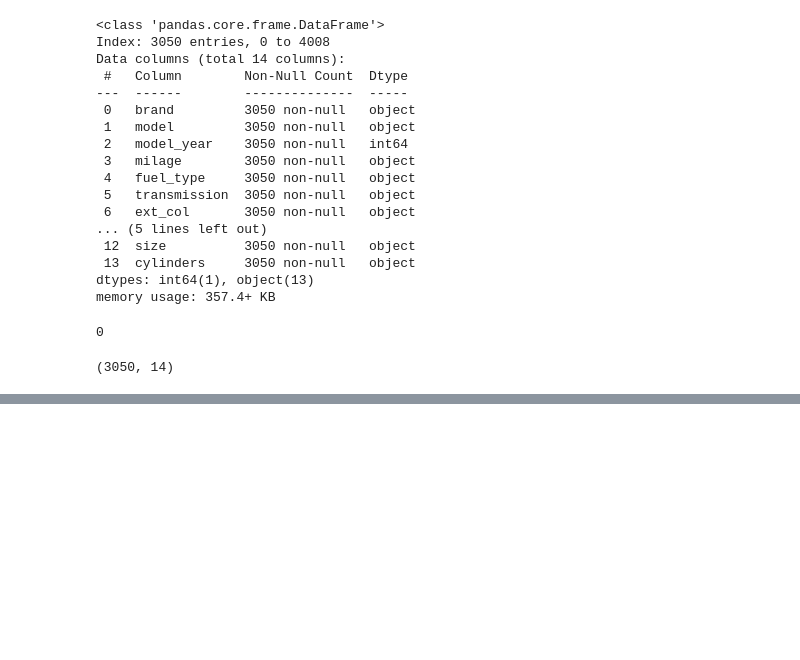
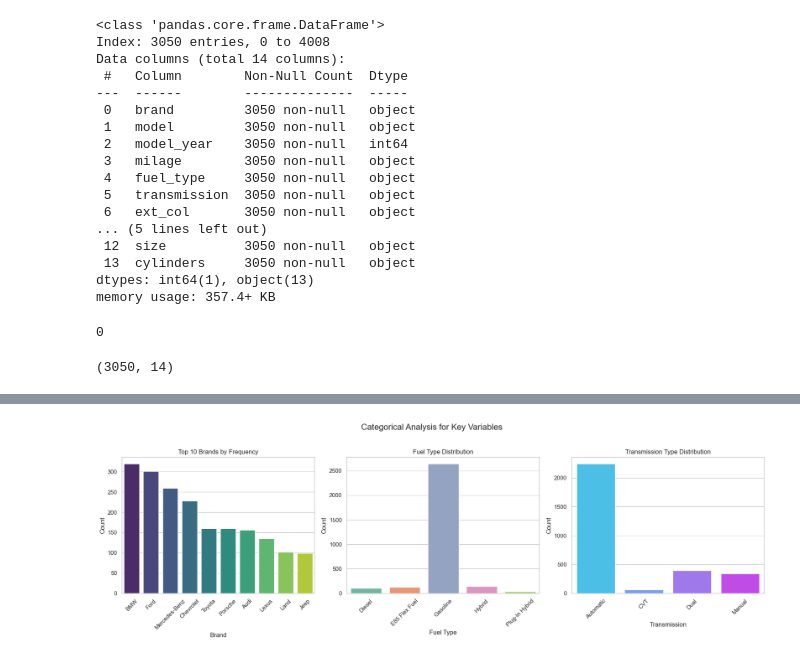
Before and after one commit to Dipu9813/Predict-car-price-DSproject, a Jupyter notebook: KCE080BCT008.ipynb, the cells around one changed output, grey strips where cells are left out. Drawn from its saved outputs; the diff is of its cells as text; code cells hidden in the pictures; blank space fills up the shorter version.

```diff
--- a/KCE080BCT008.ipynb
+++ b/KCE080BCT008.ipynb
@@ -340,0 +455,33 @@ df['cylinders'] = pd.to_numeric(df['cylinders'], errors='coerce')
+# %%
+# 4. Perform categorical analysis
+fig, axes = plt.subplots(1, 3, figsize=(18, 6))
+fig.suptitle('Categorical Analysis for Key Variables', fontsize=16)
+
+# Brand Distribution
+brand_counts = df['brand'].value_counts().head(10)  # Top 10 brands
+sns.barplot(y=brand_counts.values, x=brand_counts.index, ax=axes[0], palette='viridis')
+axes[0].set_title('Top 10 Brands by Frequency')
+axes[0].set_ylabel('Count')
+axes[0].set_xlabel('Brand')
+axes[0].tick_params(axis='x', rotation=45)
+
+# Fuel Type Distribution
+fuel_counts = df['fuel_type'].value_counts()
+sns.barplot(y=fuel_counts.values, x=fuel_counts.index, ax=axes[1], palette='Set2')
+axes[1].set_title('Fuel Type Distribution')
+axes[1].set_ylabel('Count')
+axes[1].set_xlabel('Fuel Type')
+axes[1].tick_params(axis='x', rotation=45)
+
+# Transmission Distribution
+transmission_counts = df['transmission'].value_counts()
+sns.barplot(y=transmission_counts.values, x=transmission_counts.index, ax=axes[2], palette='cool')
+axes[2].set_title('Transmission Type Distribution')
+axes[2].set_ylabel('Count')
+axes[2].set_xlabel('Transmission')
+axes[2].tick_params(axis='x', rotation=45)
+
+plt.tight_layout(rect=[0, 0, 1, 0.96])
+plt.show()
+# %% [output]
+[figure, added]
```
Also changed, not shown: parts of 9 cells of this notebook.
